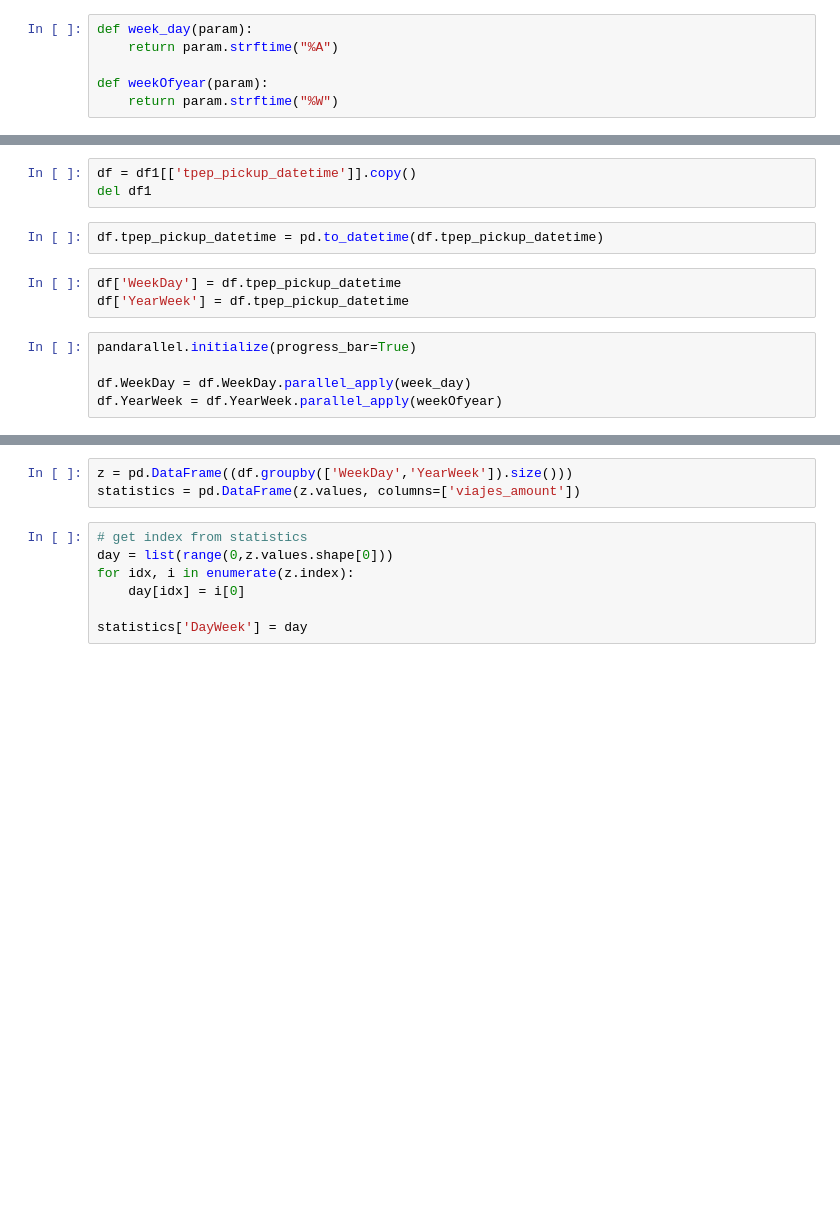
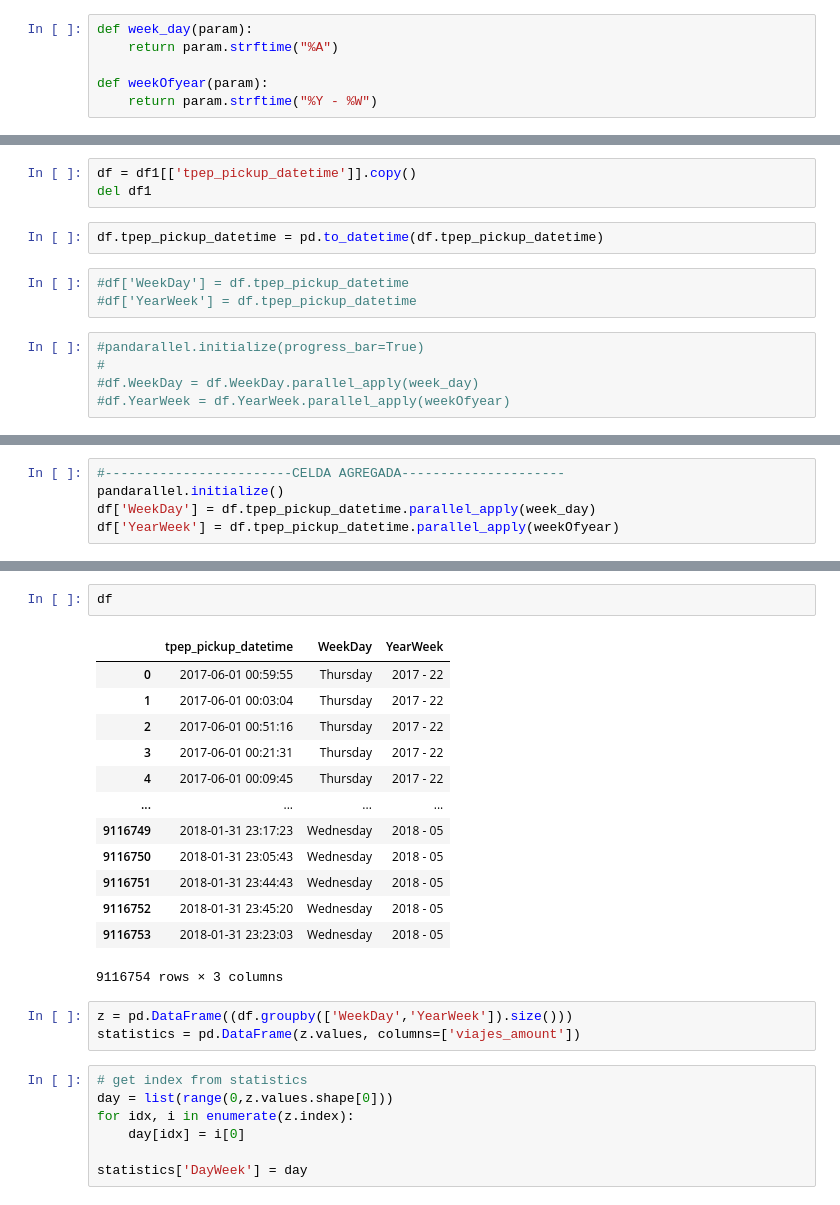
Before and after one commit to FabianTatum/GRUPO-14-TAXIS-TRIPS, a Jupyter notebook: codigo_graficas/listos para dash/median_viajes_dia.ipynb, the cells around one changed output, grey strips where cells are left out. Cells and saved outputs as stored; diff of their text form; blank space fills up the shorter version.

```diff
--- a/codigo_graficas/listos para dash/median_viajes_dia.ipynb
+++ b/codigo_graficas/listos para dash/median_viajes_dia.ipynb
@@ -7,7 +7,7 @@ def week_day(param):
     return param.strftime("%A")
 
 def weekOfyear(param):
-    return param.strftime("%W")
+    return param.strftime("%Y - %W")
 # %%
 df1 = pd.read_parquet('datasets/taxi_trip/8_months_taxi.parquet')
 # %%
@@ -16,10 +16,10 @@ del df1
 # %%
 df.tpep_pickup_datetime = pd.to_datetime(df.tpep_pickup_datetime)
 # %%
-df['WeekDay'] = df.tpep_pickup_datetime
-df['YearWeek'] = df.tpep_pickup_datetime
+#df['WeekDay'] = df.tpep_pickup_datetime
+#df['YearWeek'] = df.tpep_pickup_datetime
 # %%
-pandarallel.initialize(progress_bar=True)
-
-df.WeekDay = df.WeekDay.parallel_apply(week_day)
-df.YearWeek = df.YearWeek.parallel_apply(weekOfyear)
+#pandarallel.initialize(progress_bar=True)
+#
+#df.WeekDay = df.WeekDay.parallel_apply(week_day)
+#df.YearWeek = df.YearWeek.parallel_apply(weekOfyear)
@@ -33,0 +26,5 @@ VBox(children=(HBox(children=(IntProgress(value=0, description='0.00%', max=2279
+# %%
+#------------------------CELDA AGREGADA---------------------
+pandarallel.initialize()
+df['WeekDay'] = df.tpep_pickup_datetime.parallel_apply(week_day)
+df['YearWeek'] = df.tpep_pickup_datetime.parallel_apply(weekOfyear)
@@ -34,3 +39,19 @@ VBox(children=(HBox(children=(IntProgress(value=0, description='0.00%', max=2279
+# %%
+df
+# %% [output]
+|  | tpep_pickup_datetime | WeekDay | YearWeek |
+| 0 | 2017-06-01 00:59:55 | Thursday | 2017 - 22 |
+| 1 | 2017-06-01 00:03:04 | Thursday | 2017 - 22 |
+| 2 | 2017-06-01 00:51:16 | Thursday | 2017 - 22 |
+| 3 | 2017-06-01 00:21:31 | Thursday | 2017 - 22 |
+| 4 | 2017-06-01 00:09:45 | Thursday | 2017 - 22 |
+| ... | ... | ... | ... |
+| 9116749 | 2018-01-31 23:17:23 | Wednesday | 2018 - 05 |
+| 9116750 | 2018-01-31 23:05:43 | Wednesday | 2018 - 05 |
+| 9116751 | 2018-01-31 23:44:43 | Wednesday | 2018 - 05 |
+| 9116752 | 2018-01-31 23:45:20 | Wednesday | 2018 - 05 |
+| 9116753 | 2018-01-31 23:23:03 | Wednesday | 2018 - 05 |
+9116754 rows × 3 columns
 # %%
 z = pd.DataFrame((df.groupby(['WeekDay','YearWeek']).size()))
 statistics = pd.DataFrame(z.values, columns=['viajes_amount'])
```
Also changed, not shown: parts of 2 cells of this notebook, 3 other files.
